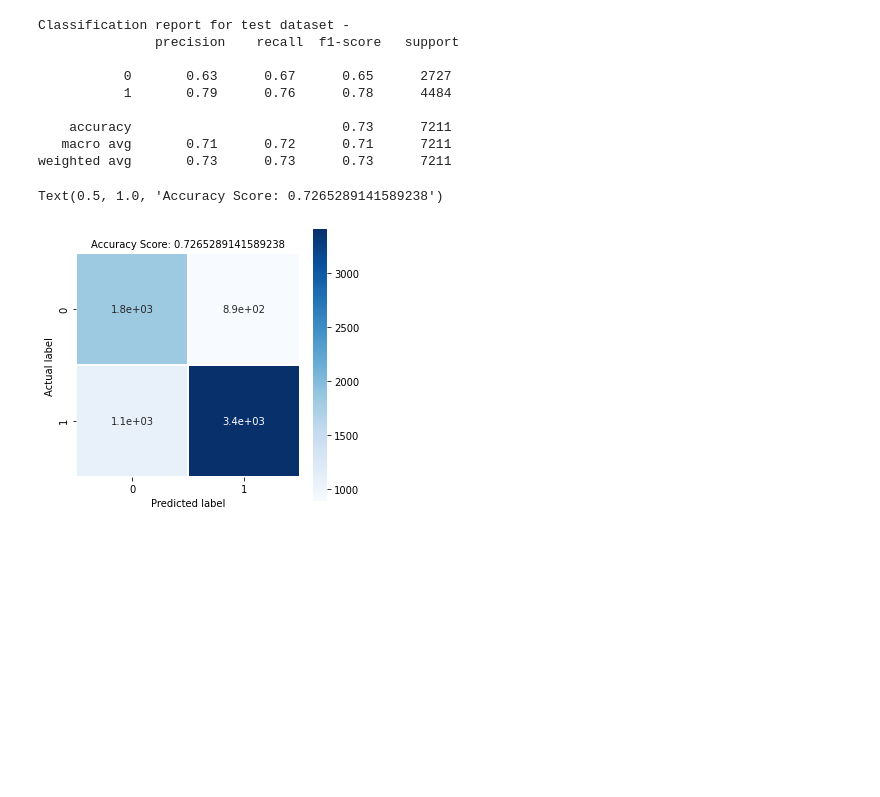
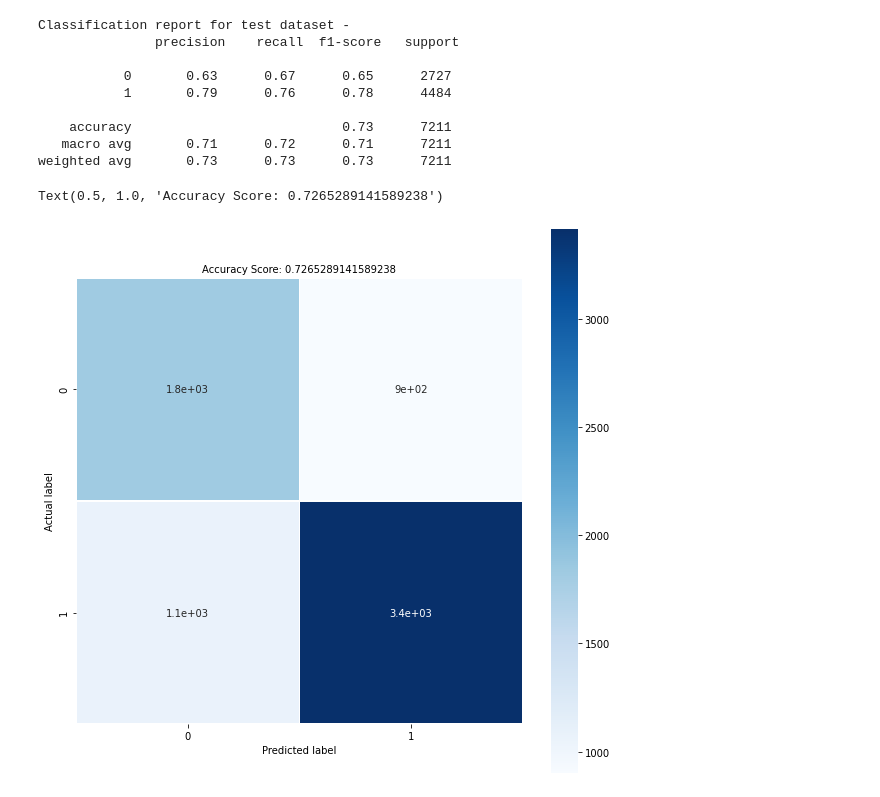
Before and after one commit to rajbeniwal710/Classification_Models, a Jupyter notebook: Decision_Tree.ipynb, the cells around one changed output. Drawn from its saved outputs; the diff is of its cells as text; code cells hidden in the pictures; blank space fills up the shorter version.

```diff
--- a/Decision_Tree.ipynb
+++ b/Decision_Tree.ipynb
@@ -157,15 +157,15 @@ import seaborn as sns
 import matplotlib.pyplot as plt
 # %%
 cm = confusion_matrix(y_test, y_pred)
-plt.figure(figsize=(5,5))
+plt.figure(figsize=(10,10))
 sns.heatmap(data=cm,linewidths=.8, annot=True,square = True,  cmap = 'Blues')
 plt.ylabel('Actual label')
 plt.xlabel('Predicted label')
 all_sample_title = 'Accuracy Score: {0}'.format(dtree.score(X_test, y_test))
 plt.title(all_sample_title, size = 10)
 # %% [output]
 Text(0.5, 1.0, 'Accuracy Score: 0.7265289141589238')
-[figure, old version]
+[figure, new version]
 # %%
 dec_tree = plot_tree(decision_tree=dtree, feature_names = x.columns)
 # %% [output]
```
Also changed, not shown: parts of 11 cells of this notebook.
